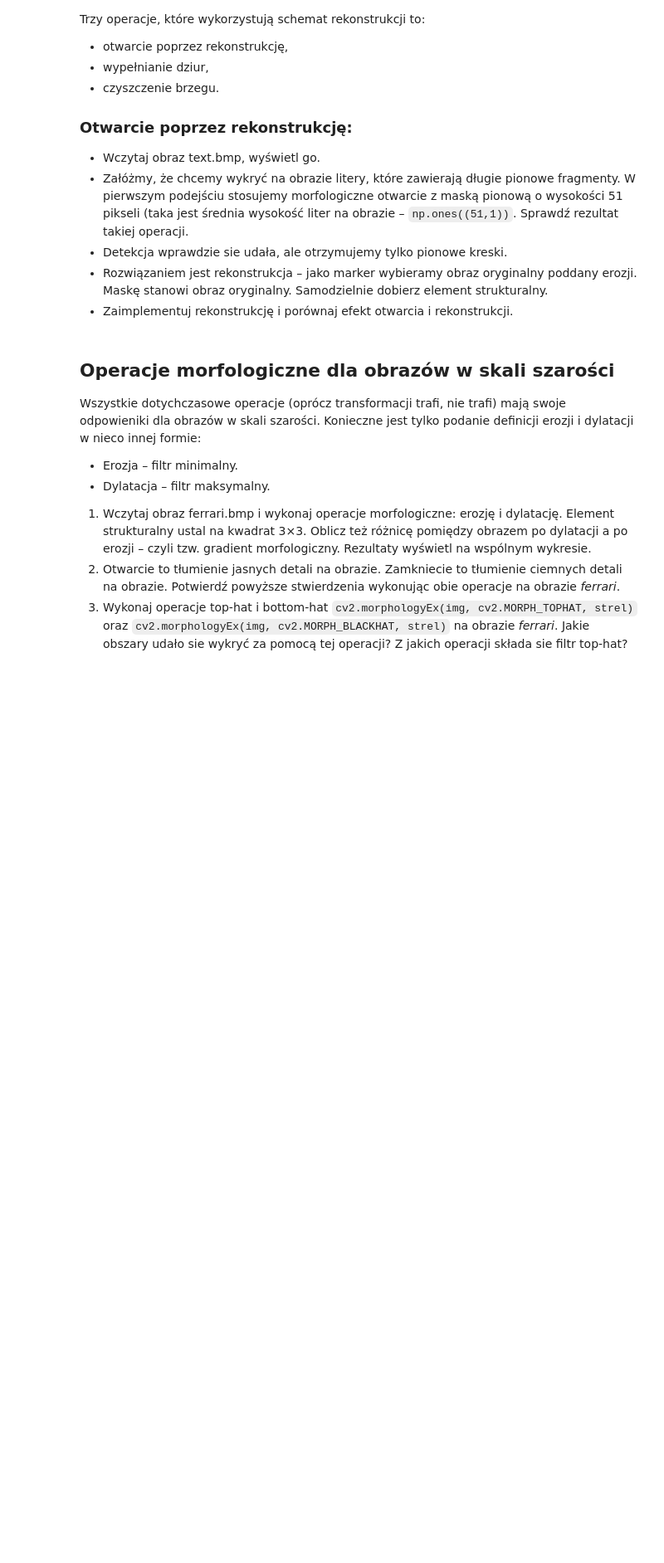
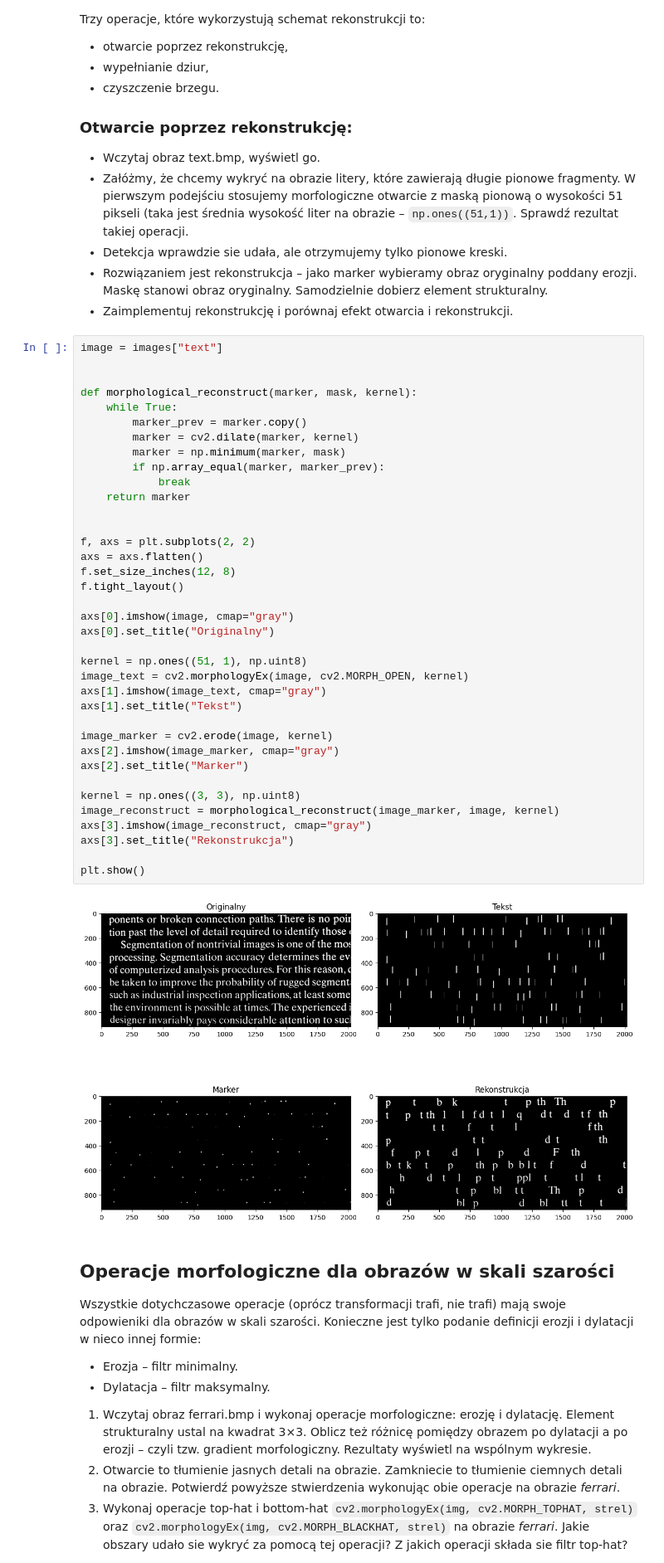
Before and after one commit to rmesek/wcpo-agh-2024, a Jupyter notebook: lab7/10_morphology.ipynb, the cells around one changed output. Shown at 83% size. Drawn from its saved outputs; the diff is of its cells as text; blank space fills up the shorter version.

```diff
--- a/lab7/10_morphology.ipynb
+++ b/lab7/10_morphology.ipynb
@@ -302,6 +302,45 @@ Trzy operacje, które wykorzystują schemat rekonstrukcji to:
 - Detekcja wprawdzie sie udała, ale otrzymujemy tylko pionowe kreski.
 - Rozwiązaniem jest rekonstrukcja – jako marker wybieramy obraz oryginalny poddany erozji. Maskę stanowi obraz oryginalny. Samodzielnie dobierz element strukturalny.
 - Zaimplementuj rekonstrukcję i porównaj efekt otwarcia i rekonstrukcji.
+# %%
+image = images["text"]
+
+
+def morphological_reconstruct(marker, mask, kernel):
+    while True:
+        marker_prev = marker.copy()
+        marker = cv2.dilate(marker, kernel)
+        marker = np.minimum(marker, mask)
+        if np.array_equal(marker, marker_prev):
+            break
+    return marker
+
+
+f, axs = plt.subplots(2, 2)
+axs = axs.flatten()
+f.set_size_inches(12, 8)
+f.tight_layout()
+
+axs[0].imshow(image, cmap="gray")
+axs[0].set_title("Originalny")
+
+kernel = np.ones((51, 1), np.uint8)
+image_text = cv2.morphologyEx(image, cv2.MORPH_OPEN, kernel)
+axs[1].imshow(image_text, cmap="gray")
+axs[1].set_title("Tekst")
+
+image_marker = cv2.erode(image, kernel)
+axs[2].imshow(image_marker, cmap="gray")
+axs[2].set_title("Marker")
+
+kernel = np.ones((3, 3), np.uint8)
+image_reconstruct = morphological_reconstruct(image_marker, image, kernel)
+axs[3].imshow(image_reconstruct, cmap="gray")
+axs[3].set_title("Rekonstrukcja")
+
+plt.show()
+# %% [output]
+[figure, added]
 # %% [markdown]
 ## Operacje morfologiczne dla obrazów w skali szarości
 
```
Also changed, not shown: parts of 4 cells of this notebook.
